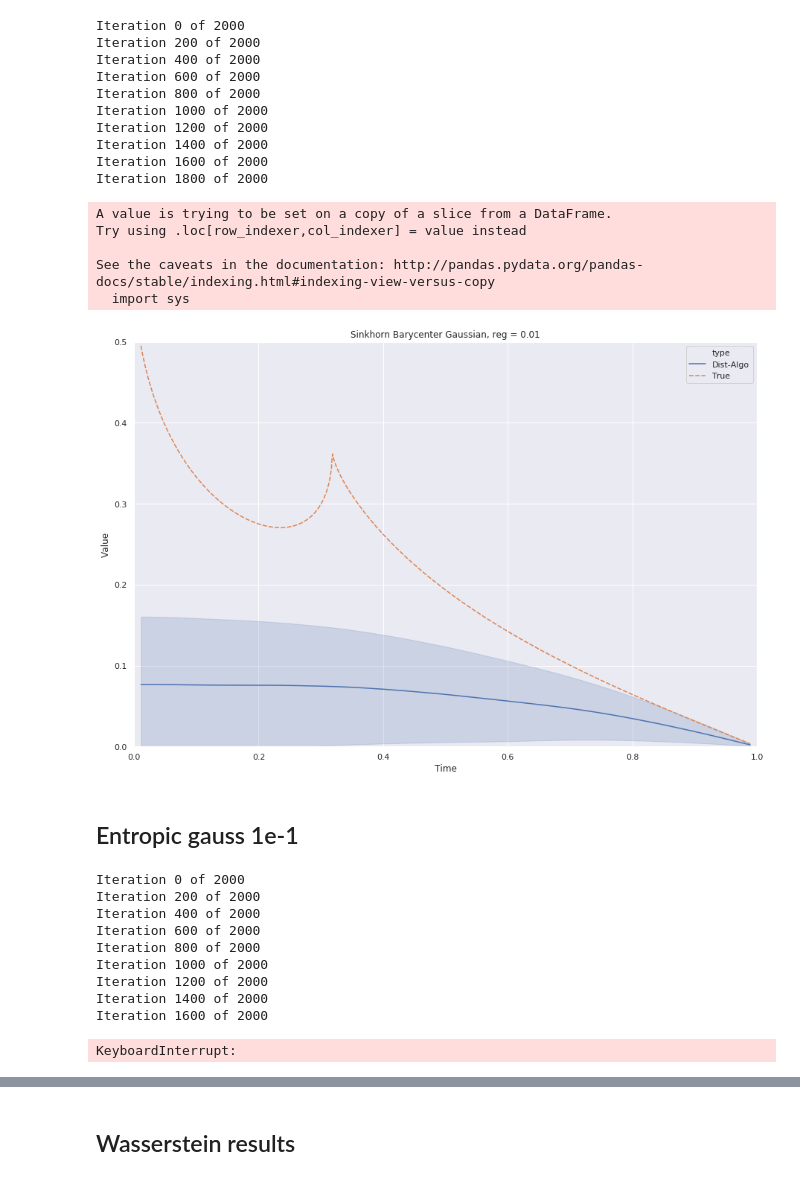
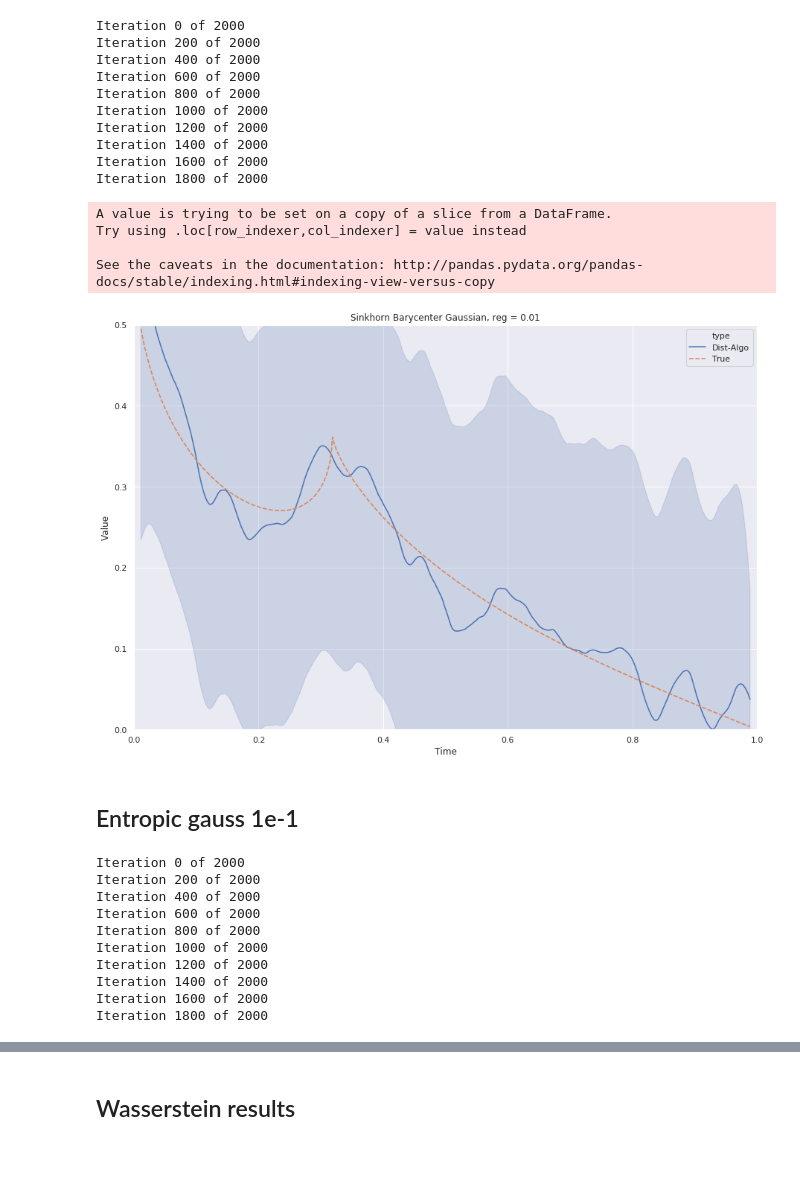
Before and after one commit to JTT94/distributed_posteriors, a Jupyter notebook: notebooks/Bobby/UniformWass.ipynb, the cells around one changed output, grey strips where cells are left out. Drawn from its saved outputs; the diff is of its cells as text; code cells hidden in the pictures.

Commit message:
sinkhorn

```diff
--- a/notebooks/Bobby/UniformWass.ipynb
+++ b/notebooks/Bobby/UniformWass.ipynb
@@ -185,11 +140,0 @@ See the caveats in the documentation: http://pandas.pydata.org/pandas-docs/stabl
-# %%
-barys= Bary_generator_unif(beta=1,n=4800,n_bins=100,n_coef=1000,reg=1e-1,sig=1,theta=theta_observations)
-
-nsim = 2000
-entro_wass_results = [None] * nsim
-break_div = np.floor_divide(nsim,10)
-for i in range(nsim):
-    entro_wass_results[i] = Bary_list_sampler(barys, beta = 1, n_bins = 100)
-
-    if i % break_div == 0:
-        print("Iteration {0} of {1}".format(i, nsim))
@@ -211,16 +140,0 @@ np.array([1,2,3]).min()
-# %%
-list_of_post = [Y for X,Y in [generate_alternate_series(entro_wass_results[i]) for i in range(len(entro_wass_results))]]
-stacked_post = list_of_arrary_to_df(list_of_post, list_index='time_index', type_col='Dist-Algo')
-
-plot_df2 = pd.concat([stacked_post[['time_index','Value', 'type']], signal_df], sort=True)\
-.reset_index()
-plot_df3 = plot_df2.loc[(plot_df2.time_index > 10) & (plot_df2.time_index <990),:]
-plot_df3['Time'] = plot_df3['time_index']/num_coef
-a4_dims = (15, 10)
-fig, ax = plt.subplots(figsize=a4_dims)
-
-# Plot the responses for different events and regions
-sns.lineplot(x="Time", y='Value', hue='type', data=plot_df3, ax=ax, style='type', ci='sd')
-plt.axis((0,1,0,0.5))
-plt.title('Sinkhorn Barycenter, reg = 0.1')
-plt.savefig('Sinkhorn1e1.pdf')
@@ -234,13 +141,13 @@ See the caveats in the documentation: http://pandas.pydata.org/pandas-docs/stabl
 # %% [markdown]
 ## Entropic Regularisation gaussian, reg = 1e-2
 # %%
-barys= Bary_generator_gauss(beta=1,n=4800,n_bins=100,n_coef=1000,reg=1e-2,sig=1,theta=theta_observations)
+barys, bounds= Bary_generator_gauss(beta=1,n=4800,n_bins=100,n_coef=1000,reg=1e-2,sig=1,theta=theta_observations)
 
 nsim = 2000
 entro_wass_results = [None] * nsim
 break_div = np.floor_divide(nsim,10)
 for i in range(nsim):
-    entro_wass_results[i] = Bary_list_sampler(barys, beta = 1, n_bins = 100)
+    entro_wass_results[i] = Bary_list_sampler(Bary_list =barys, bound_list =bounds, beta = 1, n_bins = 100)
 
     if i % break_div == 0:
         print("Iteration {0} of {1}".format(i, nsim))
@@ -258,23 +165,22 @@ Iteration 1800 of 2000
 # %%
 list_of_post = [Y for X,Y in [generate_alternate_series(entro_wass_results[i]) for i in range(len(entro_wass_results))]]
 stacked_post = list_of_arrary_to_df(list_of_post, list_index='time_index', type_col='Dist-Algo')
 
 plot_df2 = pd.concat([stacked_post[['time_index','Value', 'type']], signal_df], sort=True)\
 .reset_index()
-plot_df3 = plot_df2.loc[(plot_df2.time_index > 10) & (plot_df2.time_index <990),:]
-plot_df3['Time'] = plot_df3['time_index']/num_coef
+plot_df3_reg2 = plot_df2.loc[(plot_df2.time_index > 10) & (plot_df2.time_index <990),:]
+plot_df3_reg2['Time'] = plot_df3_reg2['time_index']/num_coef
 a4_dims = (15, 10)
 fig, ax = plt.subplots(figsize=a4_dims)
 
 # Plot the responses for different events and regions
 sns.lineplot(x="Time", y='Value', hue='type', data=plot_df3, ax=ax, style='type', ci='sd')
 plt.axis((0,1,0,0.5))
 plt.title('Sinkhorn Barycenter Gaussian, reg = 0.01')
 plt.savefig('Sinkhorngauss1e2.pdf')
 # %% [output]
 A value is trying to be set on a copy of a slice from a DataFrame.
 Try using .loc[row_indexer,col_indexer] = value instead
 
 See the caveats in the documentation: http://pandas.pydata.org/pandas-docs/stable/indexing.html#indexing-view-versus-copy
-  import sys
-[figure, old version]
+[figure, new version]
@@ -281,13 +194,13 @@ See the caveats in the documentation: http://pandas.pydata.org/pandas-docs/stabl
 # %% [markdown]
 ## Entropic gauss 1e-1
 # %%
-barys= Bary_generator_gauss(beta=1,n=4800,n_bins=100,n_coef=1000,reg=1e-1,sig=1,theta=theta_observations)
+barys, bounds= Bary_generator_gauss(beta=1,n=4800,n_bins=100,n_coef=1000,reg=1e-1,sig=1,theta=theta_observations)
 
 nsim = 2000
 entro_wass_results = [None] * nsim
 break_div = np.floor_divide(nsim,10)
 for i in range(nsim):
-    entro_wass_results[i] = Bary_list_sampler(barys, beta = 1, n_bins = 100)
+    entro_wass_results[i] = Bary_list_sampler(Bary_list =barys, bound_list =bounds, beta = 1, n_bins = 100)
 
     if i % break_div == 0:
         print("Iteration {0} of {1}".format(i, nsim))
@@ -301,7 +214,7 @@ Iteration 1000 of 2000
 Iteration 1200 of 2000
 Iteration 1400 of 2000
 Iteration 1600 of 2000
+Iteration 1800 of 2000
-KeyboardInterrupt:
 # %%
 list_of_post = [Y for X,Y in [generate_alternate_series(entro_wass_results[i]) for i in range(len(entro_wass_results))]]
 stacked_post = list_of_arrary_to_df(list_of_post, list_index='time_index', type_col='Dist-Algo')
```
Also changed, not shown: parts of 23 cells of this notebook, 15 other files.
